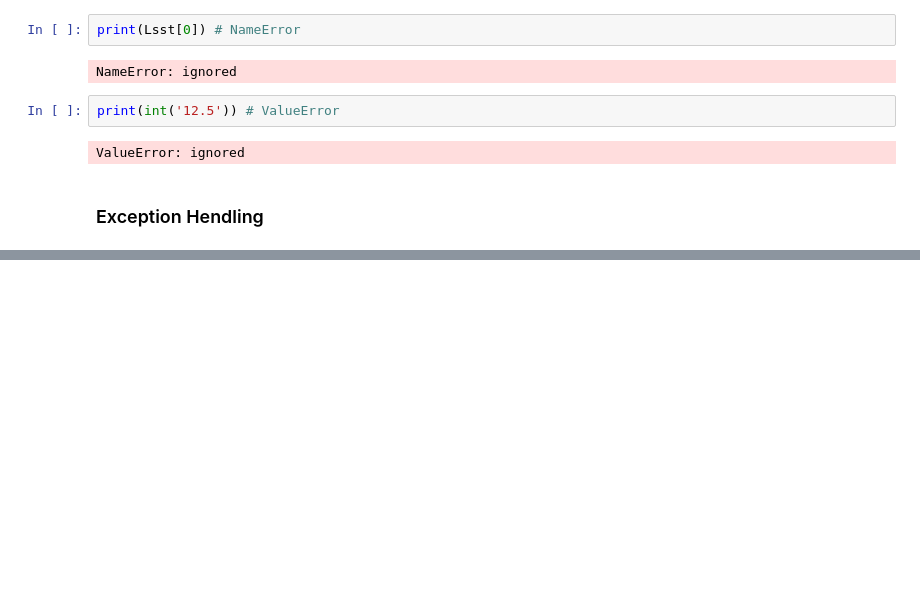
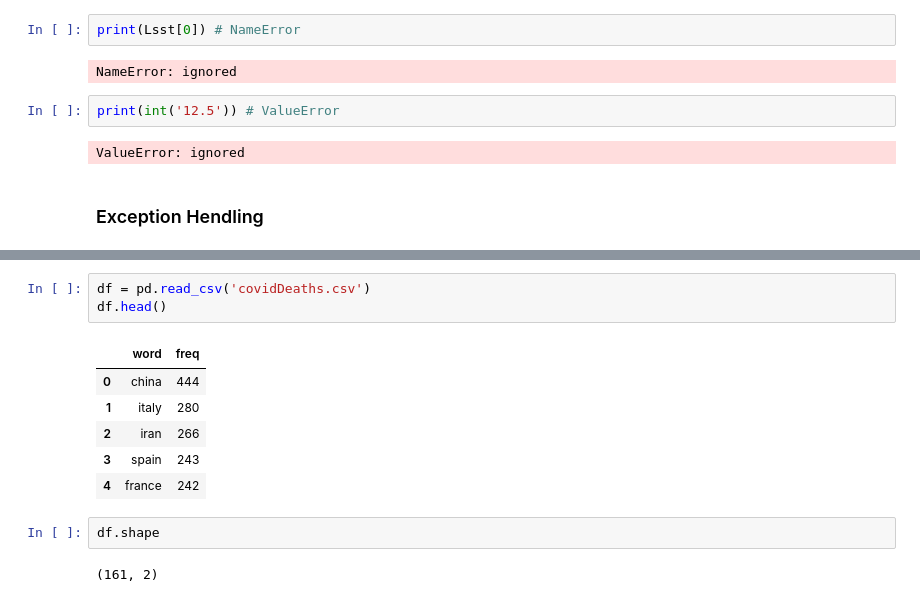
Before and after one commit to ravi-prakash1907/Problem-Solving-with-Python, a Jupyter notebook: Class Notebooks/Lab 10.ipynb, the cells around one changed output, grey strips where cells are left out. Cells and saved outputs as stored; diff of their text form; blank space fills up the shorter version.

```diff
--- a/Class Notebooks/Lab 10.ipynb
+++ b/Class Notebooks/Lab 10.ipynb
@@ -137,0 +485,14 @@ ValueError: ignored
+# %%
+df = pd.read_csv('covidDeaths.csv')
+df.head()
+# %% [output]
+|  | word | freq |
+| 0 | china | 444 |
+| 1 | italy | 280 |
+| 2 | iran | 266 |
+| 3 | spain | 243 |
+| 4 | france | 242 |
+# %%
+df.shape
+# %% [output]
+(161, 2)
```
Also changed, not shown: parts of 52 cells of this notebook.
